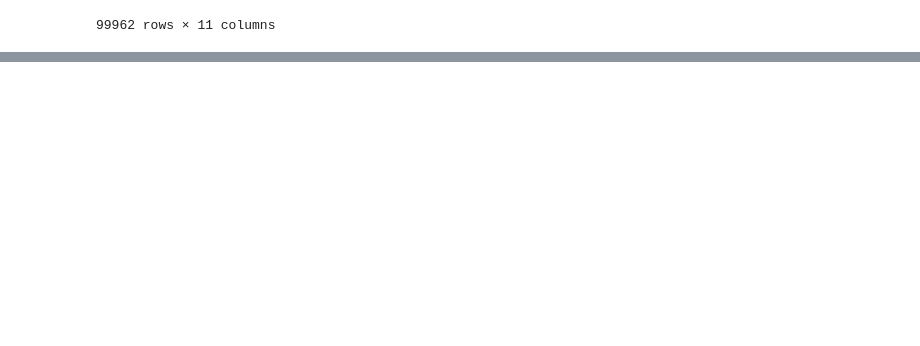
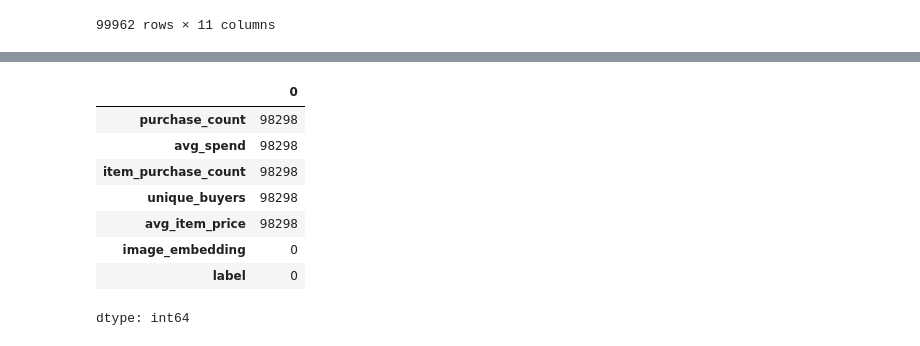
Before and after one commit to sakib-hasan-11/END-TO-END-RECOMMENDATION-SYSTEM, a Jupyter notebook: notebooks/EDA.ipynb, the cells around one changed output, grey strips where cells are left out. Saved outputs shown, nothing was run; the diff lists cells and outputs as text; code cells hidden in the pictures; blank space fills up the shorter version.

```diff
--- a/notebooks/EDA.ipynb
+++ b/notebooks/EDA.ipynb
@@ -121,0 +127,4 @@ df.head()
+# %%
+ranking_df = pd.read_parquet(
+    path="s3://recommendation-system-1149/prepared_datasets/test/ranking/dataset/ranking_chunk_00000.parquet"
+)
@@ -121,0 +162,12 @@ df.head()
+# %%
+ranking_df.isna().sum()
+# %% [output]
+|  | 0 |
+| purchase_count | 98298 |
+| avg_spend | 98298 |
+| item_purchase_count | 98298 |
+| unique_buyers | 98298 |
+| avg_item_price | 98298 |
+| image_embedding | 0 |
+| label | 0 |
+dtype: int64
```
Also changed, not shown: parts of 6 cells of this notebook, 6 other files.
